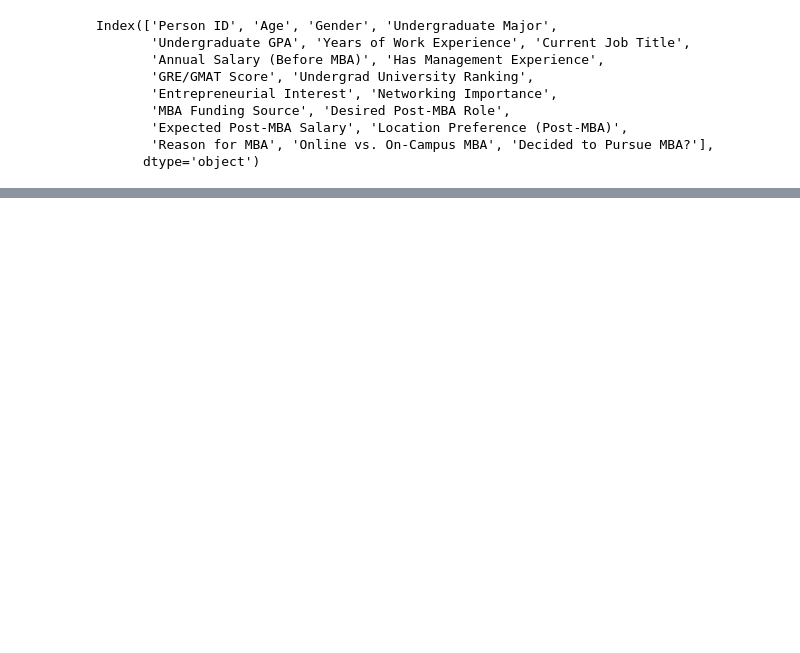
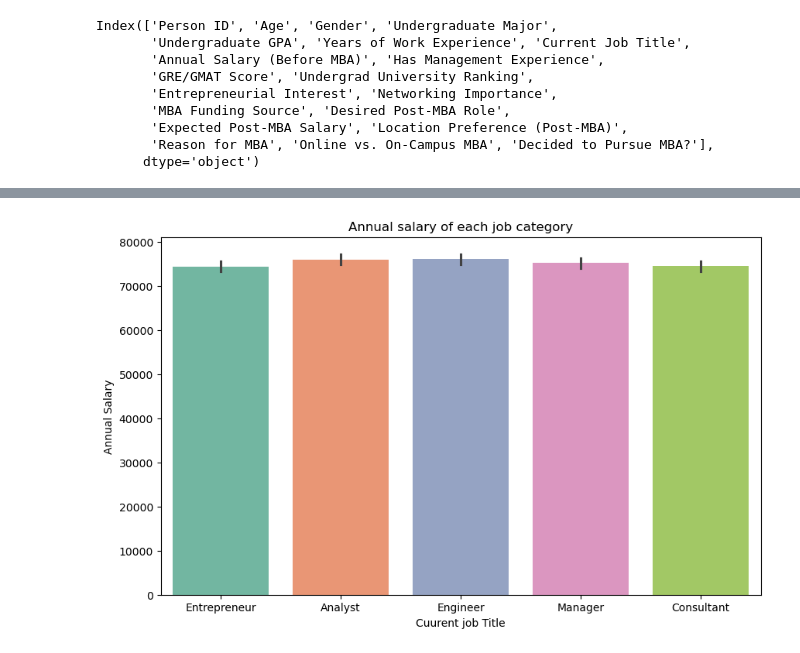
Before and after one commit to Malinda1/prediction-of-MBA, a Jupyter notebook: Exploratory_Data_Analysis.ipynb, the cells around one changed output, grey strips where cells are left out. Drawn from its saved outputs; the diff is of its cells as text; code cells hidden in the pictures; blank space fills up the shorter version.

```diff
--- a/Exploratory_Data_Analysis.ipynb
+++ b/Exploratory_Data_Analysis.ipynb
@@ -133,0 +134,16 @@ plt.show()
+# %%
+plt.figure(figsize = (10, 6))
+sns.barplot(
+    x = 'Current Job Title',
+    y = 'Annual Salary (Before MBA)',
+    data = data_v1,
+    hue = 'Current Job Title',
+    palette = 'Set2'
+)
+
+plt.title('Annual salary of each job category')
+plt.xlabel('Cuurent job Title')
+plt.ylabel('Annual Salary')
+plt.show()
+# %% [output]
+[figure, added]
```
Also changed, not shown: parts of 2 cells of this notebook.
